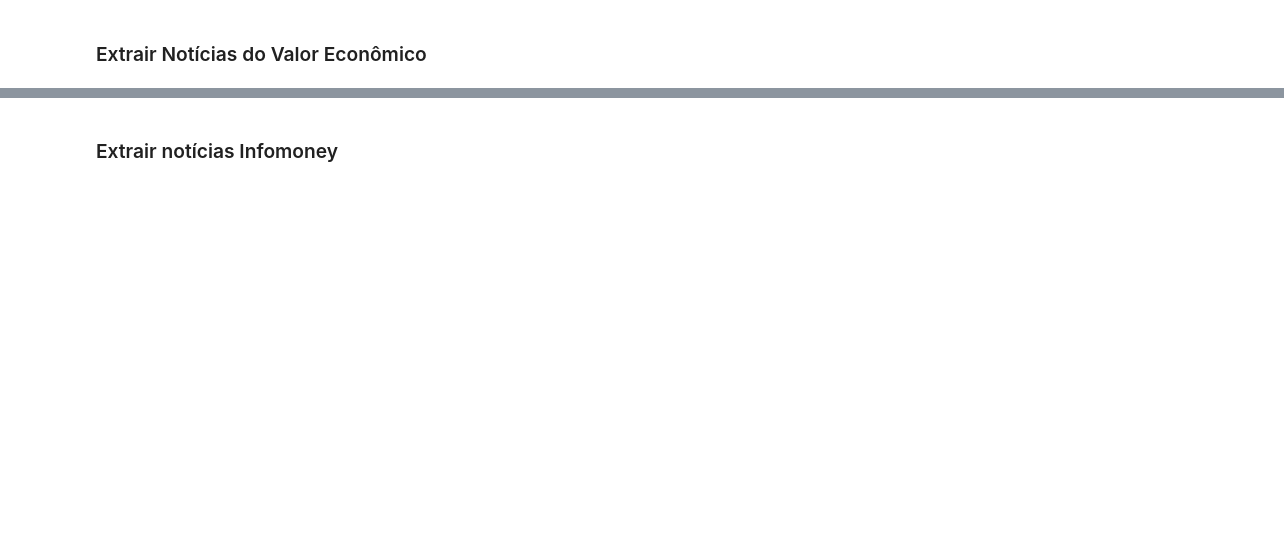
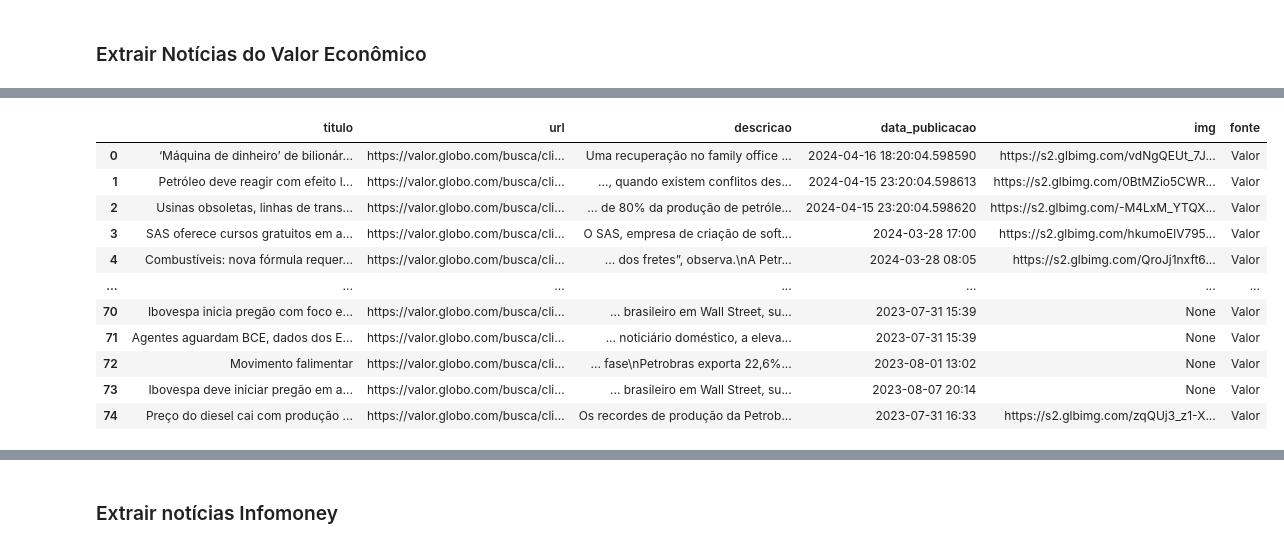
Before and after one commit to halexandre-eng/angular-9-ngx-echarts-n1wudi, a Jupyter notebook: ExtacaoNoticias.ipynb, the cells around one changed output, grey strips where cells are left out. Drawn from its saved outputs; the diff is of its cells as text; code cells hidden in the pictures; blank space fills up the shorter version.

```diff
--- a/ExtacaoNoticias.ipynb
+++ b/ExtacaoNoticias.ipynb
@@ -10,6 +10,10 @@ from sklearn.feature_extraction.text import TfidfVectorizer
 from sklearn.metrics.pairwise import cosine_similarity
 # %%
 def parse_relative_time(relative_time):
+
+    if relative_time is None:
+        return None
+
     relative_time = relative_time.lower()
     now = datetime.now()
 
@@ -43,6 +47,13 @@ def parse_relative_time(relative_time):
         # Assume-se que um "mês" tem 30 dias para simplificar
         return now - timedelta(days=months * 30)
 
+    elif "/" in relative_time:
+        # Converter a string de data para um objeto datetime
+        data = datetime.strptime(relative_time, '%d/%m/%Y %Hh%M')
+        # Formatar a data no formato 'ano-mês-dia hora:minuto'
+        data_formatada = data.strftime('%Y-%m-%d %H:%M')
+        return data_formatada
+
     else:
         return None
 # %% [markdown]
@@ -221,9 +434,9 @@ df_bj_p
 all_data = []
 
 # Loop sobre cada página até a página 100
-for page_number in range(1, 11):
+for page_number in range(1, 101):
     # URL da página atual
-    url = f"https://valor.globo.com/financas/index/feed/pagina-{page_number}"
+    url = f"https://valor.globo.com/ultimas-noticias/index/feed/pagina-{page_number}"
 
     # Fazendo a solicitação GET
     response = requests.get(url)
@@ -285,0 +583,64 @@ Página 10 processada.
+# %%
+import requests
+from bs4 import BeautifulSoup
+import pandas as pd
+
+# Lista para armazenar os dados de todas as páginas
+all_data = []
+lista_empresa = ['Petroleo Brasileiro S.A. Petrobras']
+
+for empresa in lista_empresa:
+
+    for page_number in range(1, 6):
+        # URL da página atual
+        url = f"https://valor.globo.com/busca/?q={empresa}&page={page_number}&ajax=1"
+
+        # Fazendo a solicitação GET
+        response = requests.get(url)
+
+        # Verificando se a solicitação foi bem-sucedida
+        if response.status_code == 200:
+            # Obtendo o conteúdo HTML
+            html = response.text
+
+            # Parseando o HTML com BeautifulSoup
+            soup = BeautifulSoup(html, "html.parser")
+
+            # Encontrando todas as notícias
+            articles = soup.find_all("li", class_="widget--card")
+
+            # Iterando sobre cada notícia para extrair título, link, data e imagem
+            for article in articles:
+                title_elem = article.find("div", class_="widget--info__title")
+                link_elem = article.find("a")
+                description_elem = article.find("p", class_="widget--info__description")
+                img_elem = article.find("img")
+                post_time_elem = article.find("div", class_="widget--info__meta")
+
+                # Definindo valores padrão para elementos ausentes
+                title = title_elem.text.strip() if title_elem else None
+                link = "https:"+link_elem['href'] if link_elem else None
+                description = description_elem.text.strip() if description_elem else None
+                img = "https:"+img_elem['src'] if img_elem else None
+                post_time = post_time_elem.text.strip() if post_time_elem else None
+
+                # Adicionando os dados da notícia à lista de dados de todas as páginas
+                all_data.append({
+                    "titulo": title,
+                    "url": link,
+                    "descricao": description,
+                    "data_publicacao": post_time,
+                    "img": img,
+                    "fonte": "Valor"
+                })
+
+            print(f"Notícias da empresa {empresa} na página {page_number} processadas.")
+        else:
+            print(f"Falha ao acessar a página da empresa {empresa} na página {page_number}. Status code:", response.status_code)
+
+# Criando o DataFrame com os dados de todas as páginas
+df_valor = pd.DataFrame(all_data)
+
+df_valor["data_publicacao"] = df_valor["data_publicacao"].apply(parse_relative_time)
+df_valor
+# %% [output]
@@ -285,0 +652,12 @@ Página 10 processada.
+|  | titulo | url | descricao | data_publicacao | img | fonte |
+| 0 | ‘Máquina de dinheiro’ de bilionár... | https://valor.globo.com/busca/cli... | Uma recuperação no family office ... | 2024-04-16 18:20:04.598590 | https://s2.glbimg.com/vdNgQEUt_7J... | Valor |
+| 1 | Petróleo deve reagir com efeito l... | https://valor.globo.com/busca/cli... | ..., quando existem conflitos des... | 2024-04-15 23:20:04.598613 | https://s2.glbimg.com/0BtMZio5CWR... | Valor |
+| 2 | Usinas obsoletas, linhas de trans... | https://valor.globo.com/busca/cli... | ... de 80% da produção de petróle... | 2024-04-15 23:20:04.598620 | https://s2.glbimg.com/-M4LxM_YTQX... | Valor |
+| 3 | SAS oferece cursos gratuitos em a... | https://valor.globo.com/busca/cli... | O SAS, empresa de criação de soft... | 2024-03-28 17:00 | https://s2.glbimg.com/hkumoElV795... | Valor |
+| 4 | Combustíveis: nova fórmula requer... | https://valor.globo.com/busca/cli... | ... dos fretes”, observa.\nA Petr... | 2024-03-28 08:05 | https://s2.glbimg.com/QroJj1nxft6... | Valor |
+| ... | ... | ... | ... | ... | ... | ... |
+| 70 | Ibovespa inicia pregão com foco e... | https://valor.globo.com/busca/cli... | ... brasileiro em Wall Street, su... | 2023-07-31 15:39 | None | Valor |
+| 71 | Agentes aguardam BCE, dados dos E... | https://valor.globo.com/busca/cli... | ... noticiário doméstico, a eleva... | 2023-07-31 15:39 | None | Valor |
+| 72 | Movimento falimentar | https://valor.globo.com/busca/cli... | ... fase\nPetrobras exporta 22,6%... | 2023-08-01 13:02 | None | Valor |
+| 73 | Ibovespa deve iniciar pregão em a... | https://valor.globo.com/busca/cli... | ... brasileiro em Wall Street, su... | 2023-08-07 20:14 | None | Valor |
+| 74 | Preço do diesel cai com produção ... | https://valor.globo.com/busca/cli... | Os recordes de produção da Petrob... | 2023-07-31 16:33 | https://s2.glbimg.com/zqQUj3_z1-X... | Valor |
```
Also changed, not shown: parts of 13 cells of this notebook.
